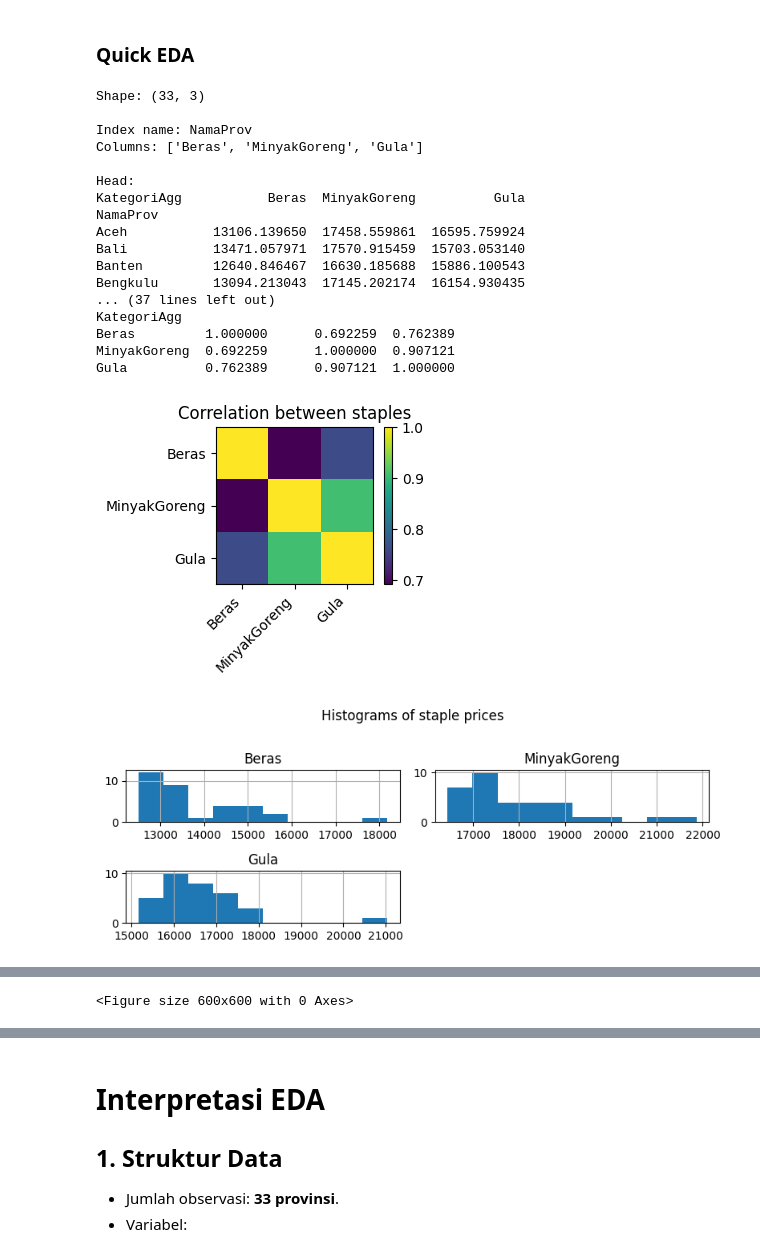
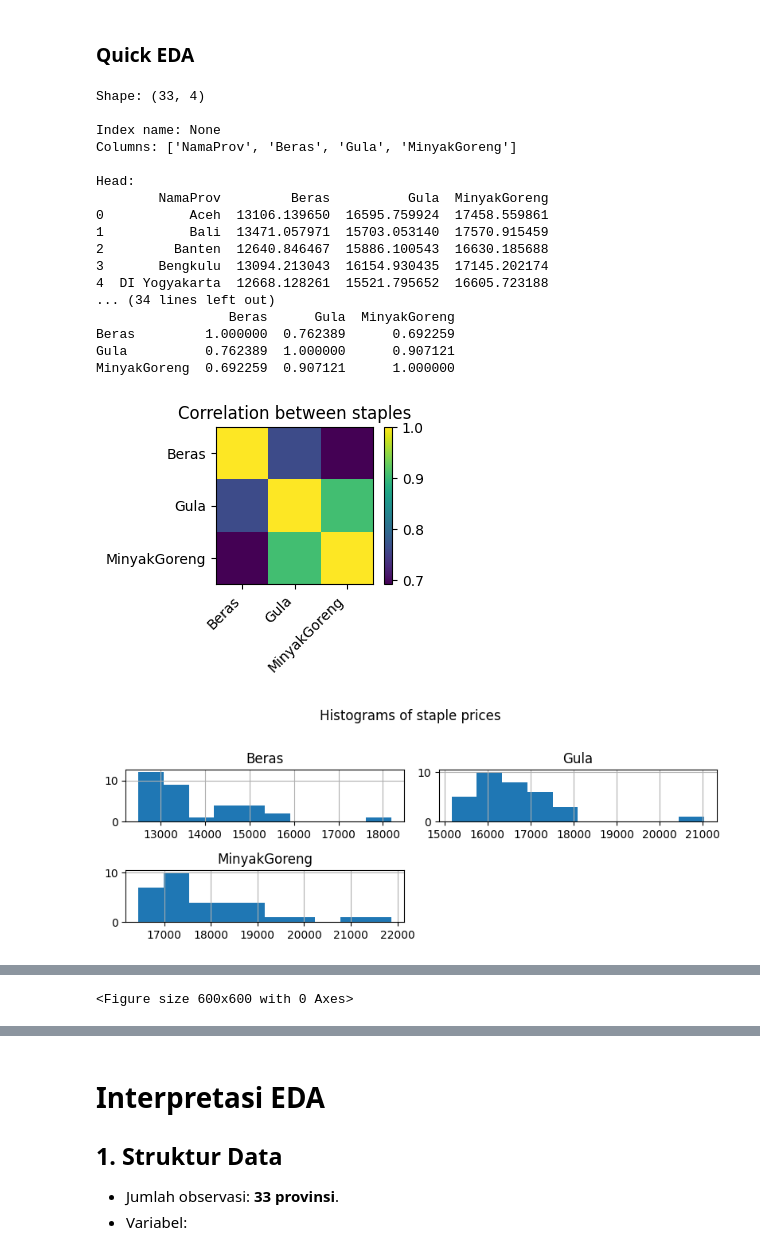
Before and after one commit to ali16180/Clustering-of-Staple-Commodities-in-Indonesia, a Jupyter notebook: G1401231081_Muhammad Hafiz Fazli_Tugas Akhir Individu.ipynb, the cells around one changed output, grey strips where cells are left out. Saved outputs shown, nothing was run; the diff lists cells and outputs as text; code cells hidden in the pictures.

```diff
--- a/G1401231081_Muhammad Hafiz Fazli_Tugas Akhir Individu.ipynb
+++ b/G1401231081_Muhammad Hafiz Fazli_Tugas Akhir Individu.ipynb
@@ -349,5 +304,9 @@ df_wide = (
     .reindex(columns=kategori_vars)
     .dropna(how="any")
 )
+
+df_wide.columns.name = None
+df_wide.reset_index(inplace=True)
+
 df_wide
 # %% [output]
@@ -372,4 +330,4 @@ df_wide
 # %%
-df_wide = df_wide[["Beras", "Gula", "MinyakGoreng"]]
-df_wide
+df_wide_staples = df_wide[["NamaProv", "Beras", "Gula", "MinyakGoreng"]]
+df_wide_staples
 # %% [output]
@@ -394,40 +351,38 @@ df_wide
 # %% [markdown]
 ### Quick EDA
 # %%
-import pandas as pd
-import numpy as np
 import matplotlib.pyplot as plt
 from pandas.plotting import scatter_matrix
 
 # =========================
 # 1. Basic structure
 # =========================
-print("Shape:", df_wide.shape)
-print("\nIndex name:", df_wide.index.name)
-print("Columns:", df_wide.columns.tolist())
+print("Shape:", df_wide_staples.shape)
+print("\nIndex name:", df_wide_staples.index.name)
+print("Columns:", df_wide_staples.columns.tolist())
 
 print("\nHead:")
-print(df_wide.head())
+print(df_wide_staples.head())
 
 print("\nBasic info:")
-print(df_wide.info())
+print(df_wide_staples.info())
 
 # =========================
 # 2. Missing values
 # =========================
 print("\nMissing values per column:")
-print(df_wide.isna().sum())
+print(df_wide_staples.isna().sum())
 
 # =========================
 # 3. Summary statistics
 # =========================
 print("\nDescriptive statistics:")
-print(df_wide.describe().T)  # transpose for readability
+print(df_wide_staples.describe().T)  # transpose for readability
 
 # =========================
 # 4. Correlation between staples
 # =========================
-corr = df_wide.corr()
+corr = df_wide_staples.drop(columns=['NamaProv']).corr()
 print("\nCorrelation matrix:")
 print(corr)
 
@@ -440,49 +395,49 @@ plt.title("Correlation between staples")
 plt.tight_layout()
 plt.show()
 
 # =========================
 # 5. Distributions (histograms)
 # =========================
-df_wide.hist(figsize=(8, 3), bins=10)
+df_wide_staples.hist(figsize=(8, 3), bins=10)
 plt.suptitle("Histograms of staple prices", y=1.02)
 plt.tight_layout()
 plt.show()
 
 # =========================
 # 6. Boxplots per variable
 # =========================
 plt.figure(figsize=(6, 4))
-df_wide.boxplot()
+df_wide_staples.boxplot()
 plt.title("Boxplot of staple prices across provinces")
 plt.ylabel("Price")
 plt.tight_layout()
 plt.show()
 
 # =========================
 # 7. Scatter matrix (pairwise scatter plots)
 # =========================
 plt.figure(figsize=(6, 6))
-scatter_matrix(df_wide, figsize=(6, 6), diagonal="hist")
+scatter_matrix(df_wide_staples, figsize=(6, 6), diagonal="hist")
 plt.suptitle("Scatter matrix of staples", y=1.02)
 plt.tight_layout()
 plt.show()
 # %% [output]
-Shape: (33, 3)
+Shape: (33, 4)
 
-Index name: NamaProv
-Columns: ['Beras', 'MinyakGoreng', 'Gula']
+Index name: None
+Columns: ['NamaProv', 'Beras', 'Gula', 'MinyakGoreng']
 
 Head:
-KategoriAgg           Beras  MinyakGoreng          Gula
-NamaProv
-Aceh           13106.139650  17458.559861  16595.759924
-Bali           13471.057971  17570.915459  15703.053140
-Banten         12640.846467  16630.185688  15886.100543
-Bengkulu       13094.213043  17145.202174  16154.930435
-... (37 lines left out)
-KategoriAgg
-Beras         1.000000      0.692259  0.762389
-MinyakGoreng  0.692259      1.000000  0.907121
-Gula          0.762389      0.907121  1.000000
+        NamaProv         Beras          Gula  MinyakGoreng
+0           Aceh  13106.139650  16595.759924  17458.559861
+1           Bali  13471.057971  15703.053140  17570.915459
+2         Banten  12640.846467  15886.100543  16630.185688
+3       Bengkulu  13094.213043  16154.930435  17145.202174
+4  DI Yogyakarta  12668.128261  15521.795652  16605.723188
+... (34 lines left out)
+                 Beras      Gula  MinyakGoreng
+Beras         1.000000  0.762389      0.692259
+Gula          0.762389  1.000000      0.907121
+MinyakGoreng  0.692259  0.907121      1.000000
-[figure, old version]
+[figure, new version]
-[figure, old version]
+[figure, new version]
```
Also changed, not shown: parts of 35 cells of this notebook, 1 other file.
